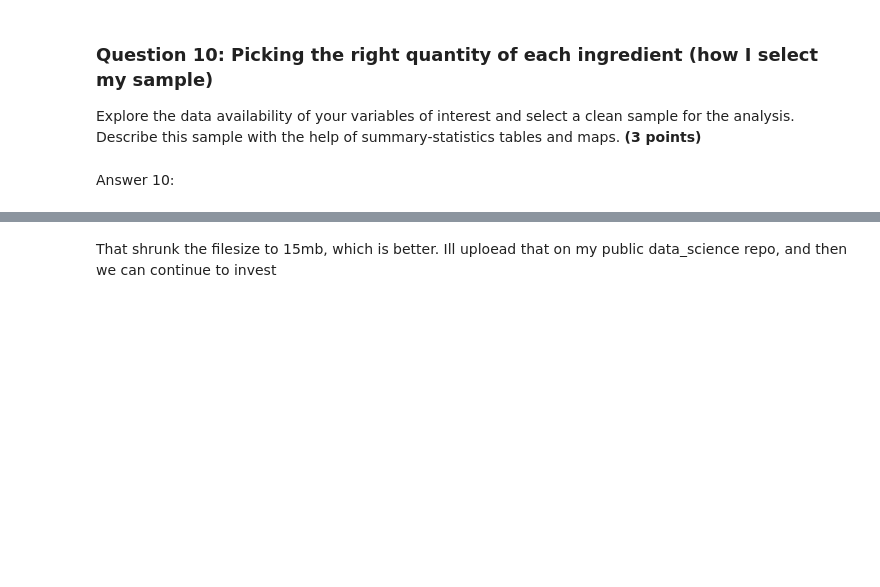
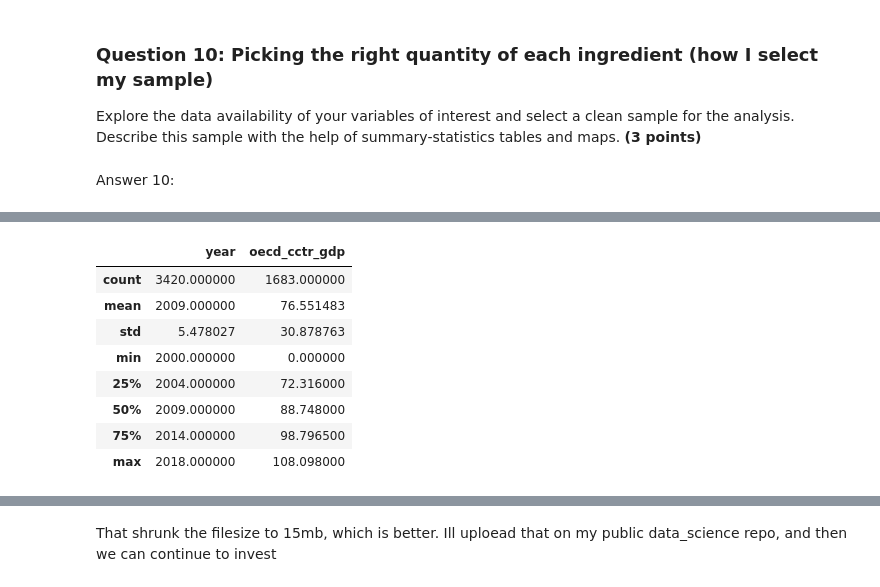
Before and after one commit to percw/class_datascience, a Jupyter notebook: Notebooks/Assignment/individual_assignment/01_individual_assignment.ipynb, the cells around one changed output, grey strips where cells are left out. Cells and saved outputs as stored; diff of their text form; code cells hidden in the pictures; blank space fills up the shorter version.

Commit message:
Assignment clean-up

```diff
--- a/Notebooks/Assignment/individual_assignment/01_individual_assignment.ipynb
+++ b/Notebooks/Assignment/individual_assignment/01_individual_assignment.ipynb
@@ -588,3 +704,20 @@ df_subset_2000_2018_slim[df_subset_2000_2018_slim.iso3 == 'AUS']
+# %%
+# Lets also here limit the countries to the ones we found in climate_challage_iso3_codes
+
+df_qog_pol_clean = df_subset_2000_2018_slim[df_subset_2000_2018_slim.iso3.isin(climate_challage_iso3_codes)].copy()
+df_qog_pol_clean.describe()
+
+# Wait .... hmmm - the mean for Tax to climate change as in % of GDP is 76%?
+# %% [output]
+|  | year | oecd_cctr_gdp |
+| count | 3420.000000 | 1683.000000 |
+| mean | 2009.000000 | 76.551483 |
+| std | 5.478027 | 30.878763 |
+| min | 2000.000000 | 0.000000 |
+| 25% | 2004.000000 | 72.316000 |
+| 50% | 2009.000000 | 88.748000 |
+| 75% | 2014.000000 | 98.796500 |
+| max | 2018.000000 | 108.098000 |
 # %% [markdown]
 
 #### A mistake?
```
Also changed, not shown: parts of 22 cells of this notebook, 2 other files.
